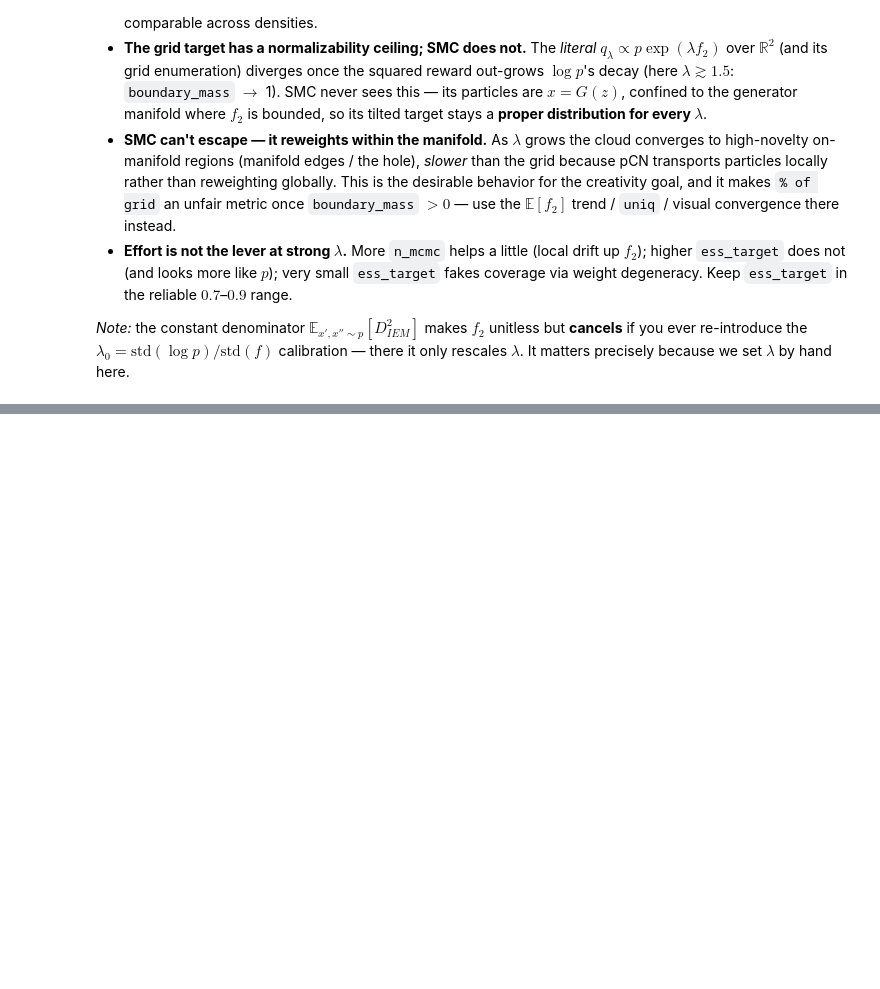
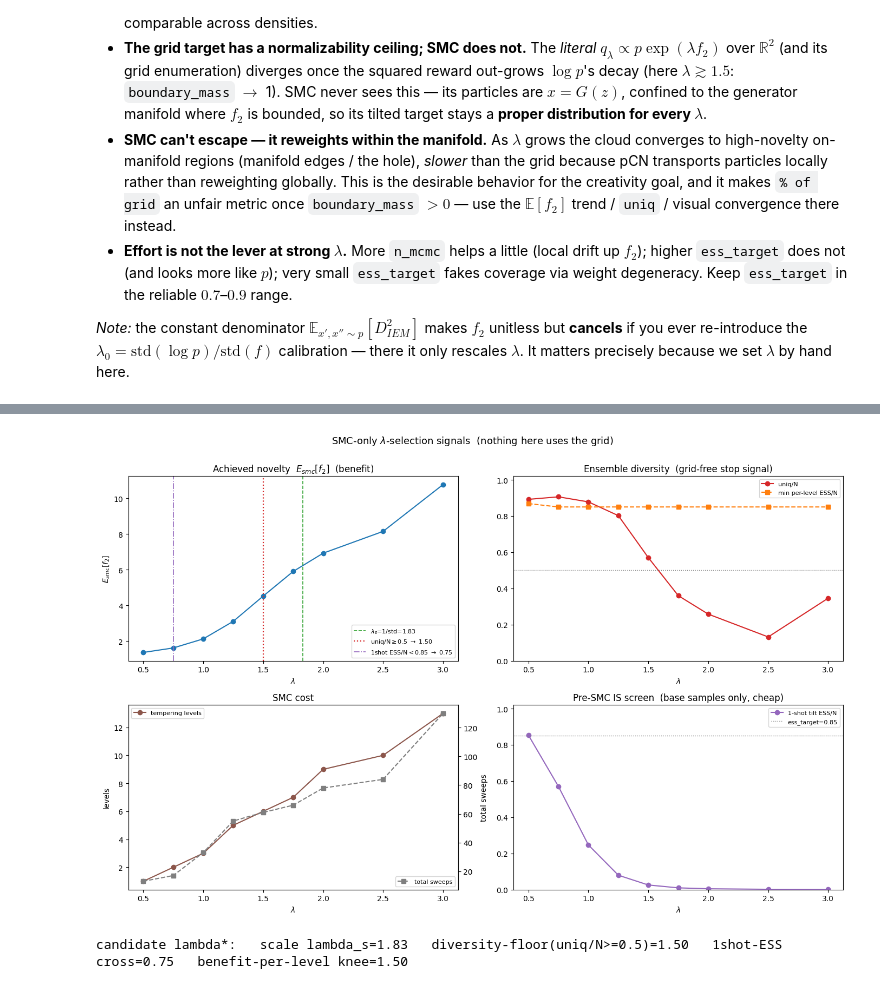
Before and after one commit to arielzoiz/creativity-measure, a Jupyter notebook: notebooks/normalized_squared_iem_tilt.ipynb, the cells around one changed output, grey strips where cells are left out. Saved outputs shown, nothing was run; the diff lists cells and outputs as text; code cells hidden in the pictures; blank space fills up the shorter version.

```diff
--- a/notebooks/normalized_squared_iem_tilt.ipynb
+++ b/notebooks/normalized_squared_iem_tilt.ipynb
@@ -353,0 +438,61 @@ This is the *desirable* behavior for the creativity goal: SMC returns creative-b
+# %%
+import matplotlib.pyplot as plt
+import numpy as np
+
+# =================================================================================================
+# All SMC-only lambda-selection signals in one figure. NOTHING here touches the grid. Read the four
+# panels together, then pick a selection rule visually (the candidate lambda* markers are guides).
+# =================================================================================================
+lams  = np.array([r["lam"]        for r in rows])
+ef    = np.array([r["ef_smc"]     for r in rows])
+uniq  = np.array([r["uniq_frac"]  for r in rows])
+mess  = np.array([r["min_ess_n"]  for r in rows])
+lev   = np.array([r["levels"]     for r in rows])
+swp   = np.array([r["sweeps"]     for r in rows])
+essos = np.array([r["ess_os"]     for r in rows])
+
+# --- candidate lambda* per rule (all SMC-only) ---------------------------------------------------
+DIV_FLOOR = 0.5
+cand_div  = float(lams[uniq >= DIV_FLOOR].max()) if (uniq >= DIV_FLOOR).any() else float("nan")  # largest lam keeping diversity
+_below    = lams[essos < ESS_TARGET]
+cand_ess  = float(_below.min()) if _below.size else float("nan")                                 # first lam whose 1-shot ESS/N < ess_target
+_dlev     = np.diff(lev); _gain = np.diff(ef)
+_ratio    = np.where(_dlev > 0, _gain / np.maximum(_dlev, 1), _gain)                              # E[f2] gain per added level
+cand_knee = float(lams[1:][int(np.argmax(_ratio))]) if _ratio.size else float("nan")
+
+def _mark(a):
+    a.axvline(LAMBDA_S, color="tab:green",  ls="--", lw=1.2, label=f"$\\lambda_s$=1/std={LAMBDA_S:.2f}")
+    if not np.isnan(cand_div):
+        a.axvline(cand_div, color="tab:red",   ls=":",  lw=1.6, label=f"uniq/N$\\geq${DIV_FLOOR:.1f} $\\to$ {cand_div:.2f}")
+    if not np.isnan(cand_ess):
+        a.axvline(cand_ess, color="tab:purple", ls="-.", lw=1.2, label=f"1shot ESS/N$<${ESS_TARGET} $\\to$ {cand_ess:.2f}")
+
+fig, ax = plt.subplots(2, 2, figsize=(14, 9))
+# (1) benefit -- rises monotonically, so NOT a stopping signal on its own
+a = ax[0, 0]; a.plot(lams, ef, "o-", color="tab:blue")
+a.set_title("Achieved novelty  $E_{smc}[f_2]$  (benefit)"); a.set_xlabel("$\\lambda$"); a.set_ylabel("$E_{smc}[f_2]$")
+_mark(a); a.legend(fontsize=8)
+# (2) diversity -- the grid-free STOP signal
+a = ax[0, 1]; a.plot(lams, uniq, "o-", color="tab:red",    label="uniq/N")
+a.plot(lams, mess, "s--", color="tab:orange", label="min per-level ESS/N")
+a.axhline(DIV_FLOOR, color="gray", ls=":", lw=1); a.set_ylim(0, 1.02)
+a.set_title("Ensemble diversity  (grid-free stop signal)"); a.set_xlabel("$\\lambda$"); a.legend(fontsize=8)
+# (3) cost
+a = ax[1, 0]; a.plot(lams, lev, "o-", color="tab:brown", label="tempering levels")
+a2 = a.twinx(); a2.plot(lams, swp, "s--", color="tab:gray", label="total sweeps")
+a.set_title("SMC cost"); a.set_xlabel("$\\lambda$"); a.set_ylabel("levels"); a2.set_ylabel("total sweeps")
+a.legend(fontsize=8, loc="upper left"); a2.legend(fontsize=8, loc="lower right")
+# (4) pre-SMC screen (base samples only)
+a = ax[1, 1]; a.plot(lams, essos, "o-", color="tab:purple", label="1-shot tilt ESS/N")
+a.axhline(ESS_TARGET, color="gray", ls=":", lw=1, label=f"ess_target={ESS_TARGET}")
+a.set_ylim(0, 1.02); a.set_title("Pre-SMC IS screen  (base samples only, cheap)")
+a.set_xlabel("$\\lambda$"); a.legend(fontsize=8)
+fig.suptitle("SMC-only $\\lambda$-selection signals  (nothing here uses the grid)", fontsize=13, y=1.0)
+plt.tight_layout()
+plt.show()
+
+print(f"candidate lambda*:   scale lambda_s={LAMBDA_S:.2f}   diversity-floor(uniq/N>={DIV_FLOOR})={cand_div:.2f}   "
+      f"1shot-ESS cross={cand_ess:.2f}   benefit-per-level knee={cand_knee:.2f}")
+# %% [output]
+[figure, added]
+candidate lambda*:   scale lambda_s=1.83   diversity-floor(uniq/N>=0.5)=1.50   1shot-ESS cross=0.75   benefit-per-level knee=1.50
```
Also changed, not shown: parts of 14 cells of this notebook.
